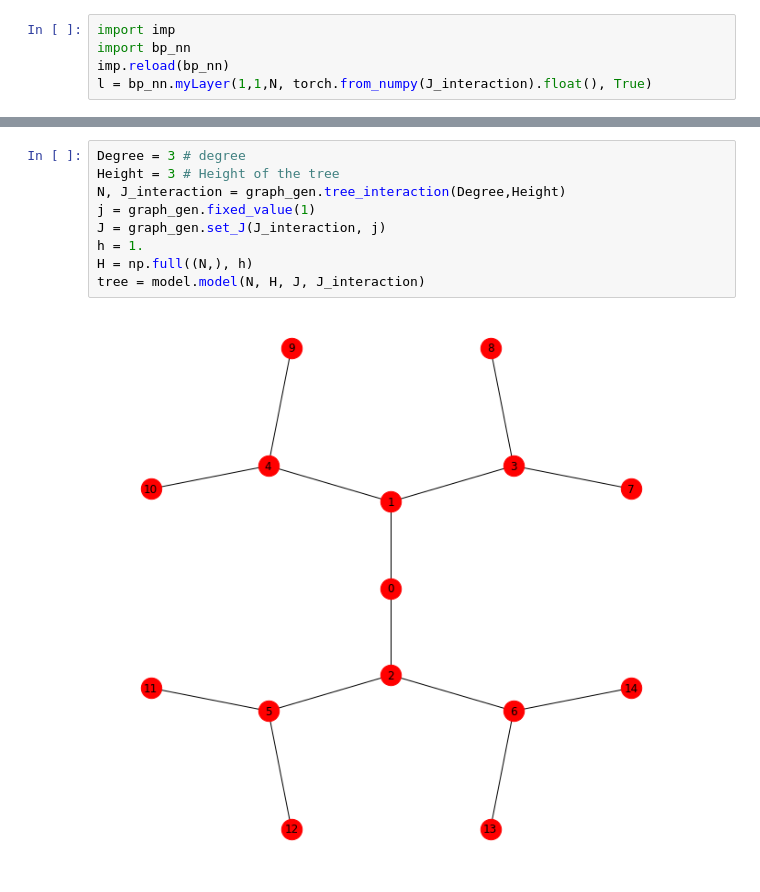
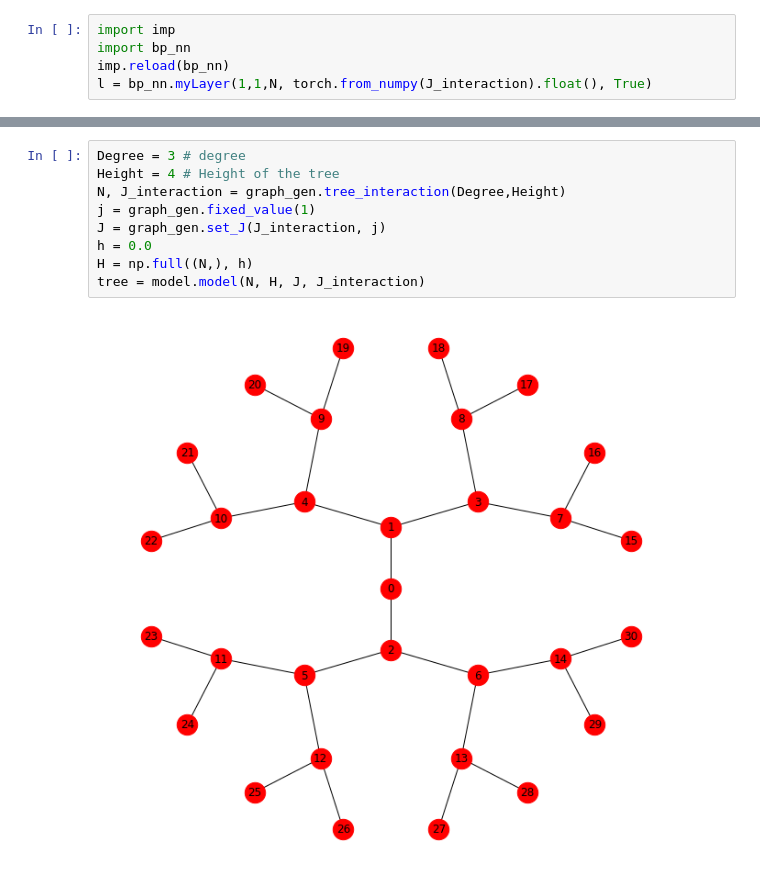
Before and after one commit to ocadni/h2arnn, a Jupyter notebook: nn_test.ipynb, the cells around one changed output, grey strips where cells are left out. Cells and saved outputs as stored; diff of their text form.

```diff
--- a/nn_test.ipynb
+++ b/nn_test.ipynb
@@ -34,11 +21,11 @@ tensor([[ 0.0000, -0.0737, -0.0000],
 # %%
 Degree = 3 # degree
-Height = 3 # Height of the tree
+Height = 4 # Height of the tree
 N, J_interaction = graph_gen.tree_interaction(Degree,Height)
 j = graph_gen.fixed_value(1)
 J = graph_gen.set_J(J_interaction, j)
-h = 1.
+h = 0.0
 H = np.full((N,), h)
 tree = model.model(N, H, J, J_interaction)
 # %% [output]
-[figure, old version]
+[figure, new version]
```
Also changed, not shown: parts of 13 cells of this notebook, 3 other files.
